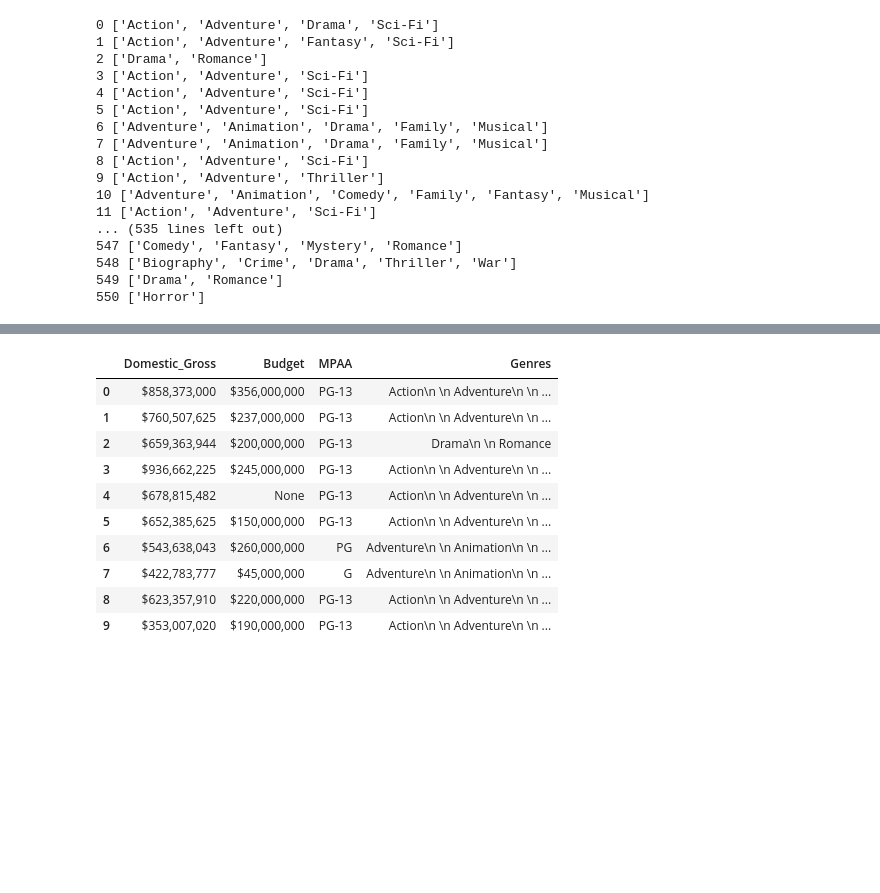
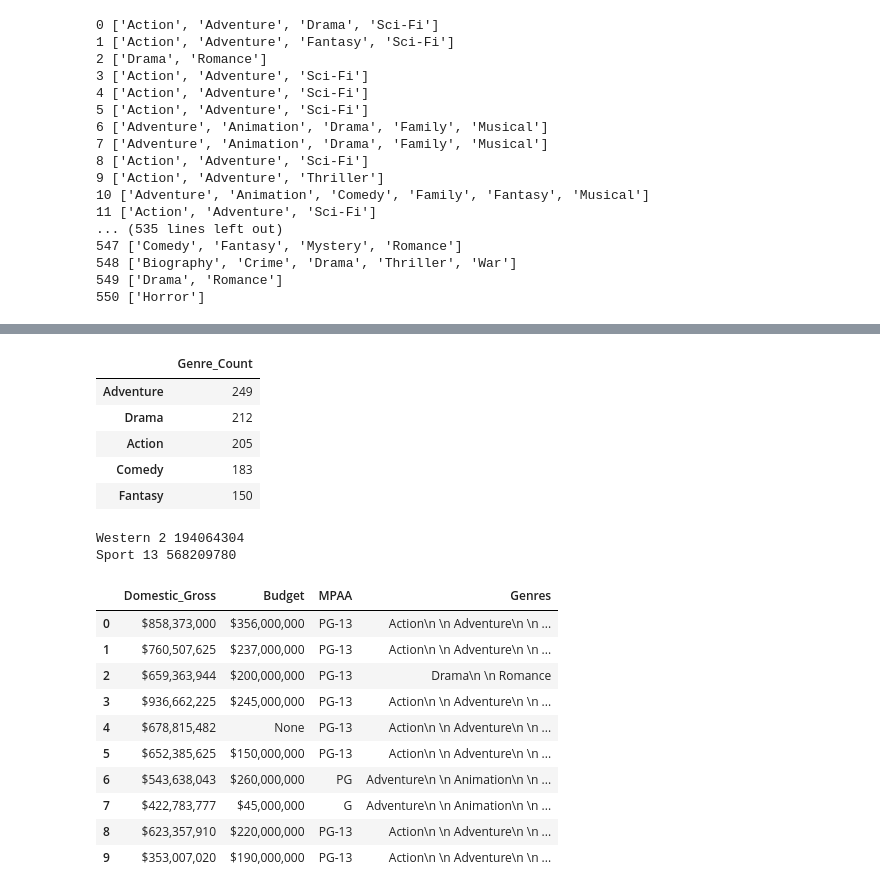
Before and after one commit to PauletteJ/Module01-Final-Project, a Jupyter notebook: index.ipynb, the cells around one changed output, grey strips where cells are left out. Drawn from its saved outputs; the diff is of its cells as text; code cells hidden in the pictures; blank space fills up the shorter version.

Commit message:
Genres df
Created dataframe of genres and their frequency in the movies df

```diff
--- a/index.ipynb
+++ b/index.ipynb
@@ -755,3 +741,48 @@ df_new2.head(10)
+# %%
+# df_genres = pd.DataFrame(to_1D(df_new2['Genres']).value_counts())
+df_genres.columns =['Genre_Count']
+df_genres.head()
+# %% [output]
+|  | Genre_Count |
+| Adventure | 249 |
+| Drama | 212 |
+| Action | 205 |
+| Comedy | 183 |
+| Fantasy | 150 |
+# %%
+adventure_gross_total = 0
+drama_gross_total = 0
+action_gross_total = 0
+comedy_gross_total = 0
+fantasy_gross_total = 0
+thriller_gross_total = 0
+scifi_gross_total = 0
+family_gross_total = 0
+animation_gross_total = 0
+romance_gross_total = 0
+horror_gross_total = 0
+mystery_gross_total = 0
+crime_gross_total = 0
+biography_gross_total = 0
+music_gross_total = 0
+documentary_gross_total = 0
+musical_gross_total = 0
+history_gross_total = 0
+war_gross_total = 0
+western_gross_total = 0
+sport_gross_total = 0
+for y in df_new2.index:
+    if df_new2.Genres[y].count('Western') > 0 :
+        western_gross_total = western_gross_total + df_new2.Domestic_Gross[y]
+        western_count += 1
+    if df_new2.Genres[y].count('Sport') > 0 :
+        sport_gross_total = sport_gross_total + df_new2.Domestic_Gross[y]
+        sports_count += 1
+print('Western', western_count, western_gross_total)
+print('Sport', sports_count, sport_gross_total)
+# %% [output]
+Western 2 194064304
+Sport 13 568209780
 # %%
 data = pd.DataFrame({'Domestic_Gross':'$422,783,777','Budget':'$45,000,000','MPAA':'G','Genres':'Adventure\n    \n        Animation\n    \n        Drama\n    \n        Family\n    \n        Musical'}, index=[6.5])
 df_imported = df_imported.append(data, ignore_index=False)
```
Also changed, not shown: parts of 7 cells of this notebook.
